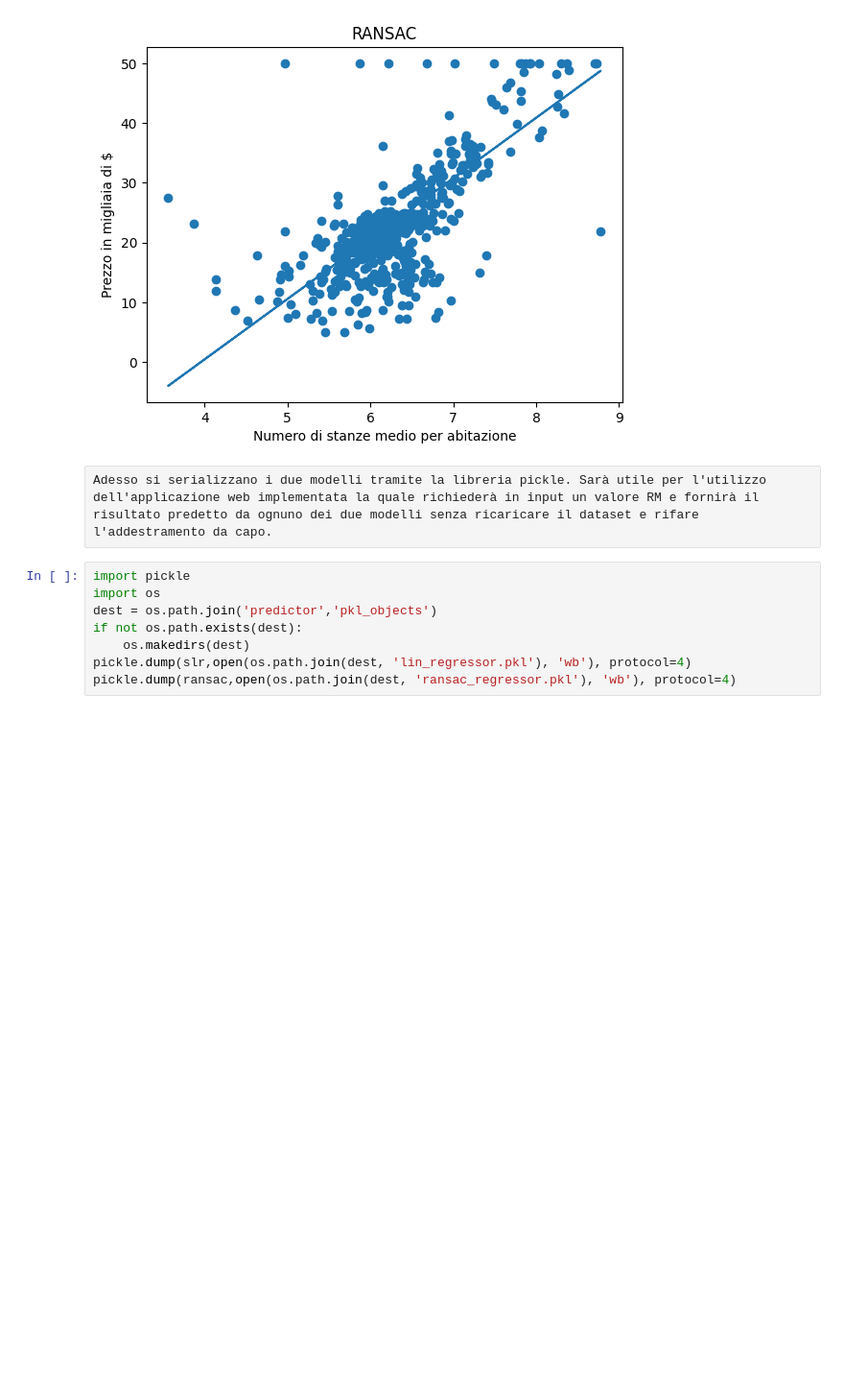
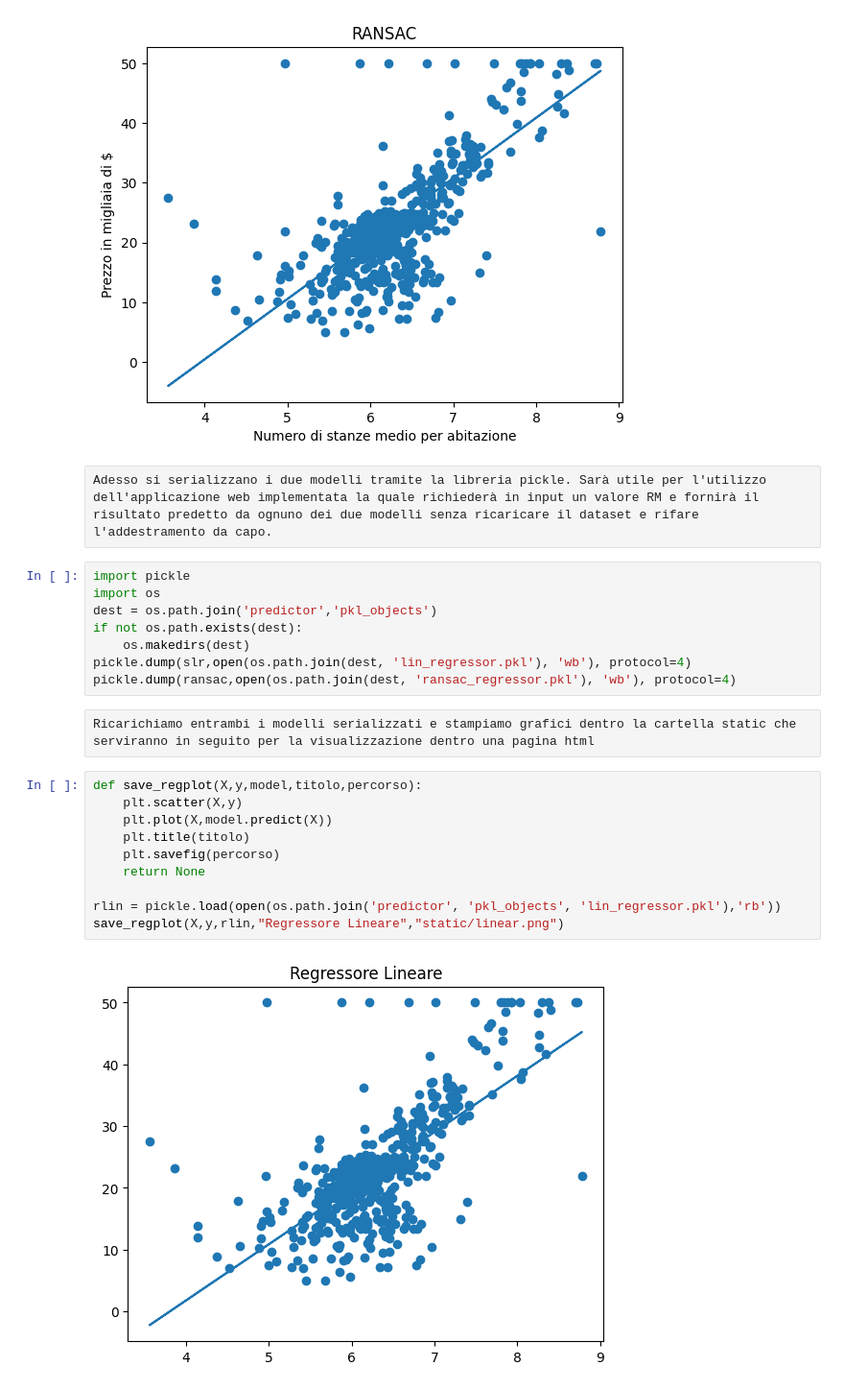
Before and after one commit to bobc82/progetto_prova, a Jupyter notebook: progetto_prova.ipynb, the cells around one changed output. Shown at 96% size. Cells and saved outputs as stored; diff of their text form; blank space fills up the shorter version.

Commit message:
html dataset e plot

```diff
--- a/progetto_prova.ipynb
+++ b/progetto_prova.ipynb
@@ -142,3 +142,17 @@ if not os.path.exists(dest):
     os.makedirs(dest)
 pickle.dump(slr,open(os.path.join(dest, 'lin_regressor.pkl'), 'wb'), protocol=4)
 pickle.dump(ransac,open(os.path.join(dest, 'ransac_regressor.pkl'), 'wb'), protocol=4)
+# %% [raw]
+Ricarichiamo entrambi i modelli serializzati e stampiamo grafici dentro la cartella static che serviranno in seguito per la visualizzazione dentro una pagina html
+# %%
+def save_regplot(X,y,model,titolo,percorso):
+    plt.scatter(X,y)
+    plt.plot(X,model.predict(X))
+    plt.title(titolo)
+    plt.savefig(percorso)
+    return None
+
+rlin = pickle.load(open(os.path.join('predictor', 'pkl_objects', 'lin_regressor.pkl'),'rb'))
+save_regplot(X,y,rlin,"Regressore Lineare","static/linear.png")
+# %% [output]
+[figure, added]
```
Also changed, not shown: parts of 1 cell of this notebook, 9 other files.
